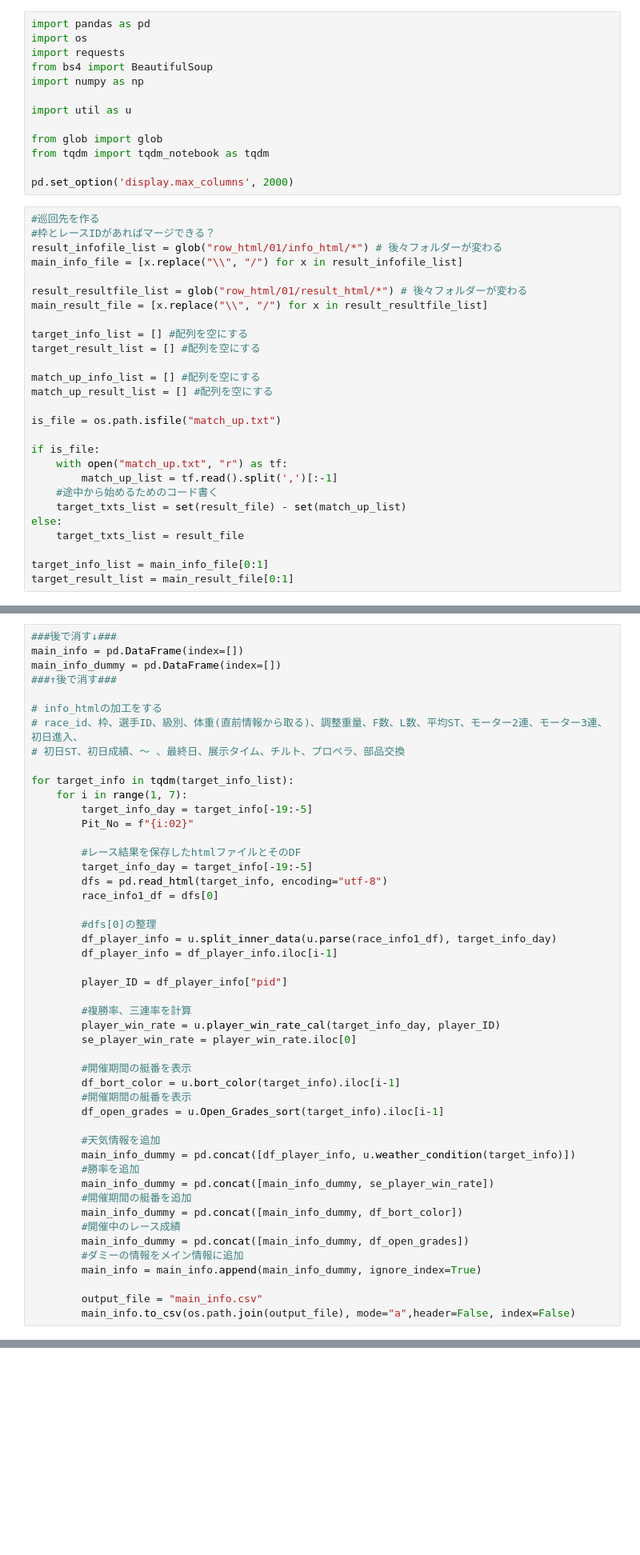
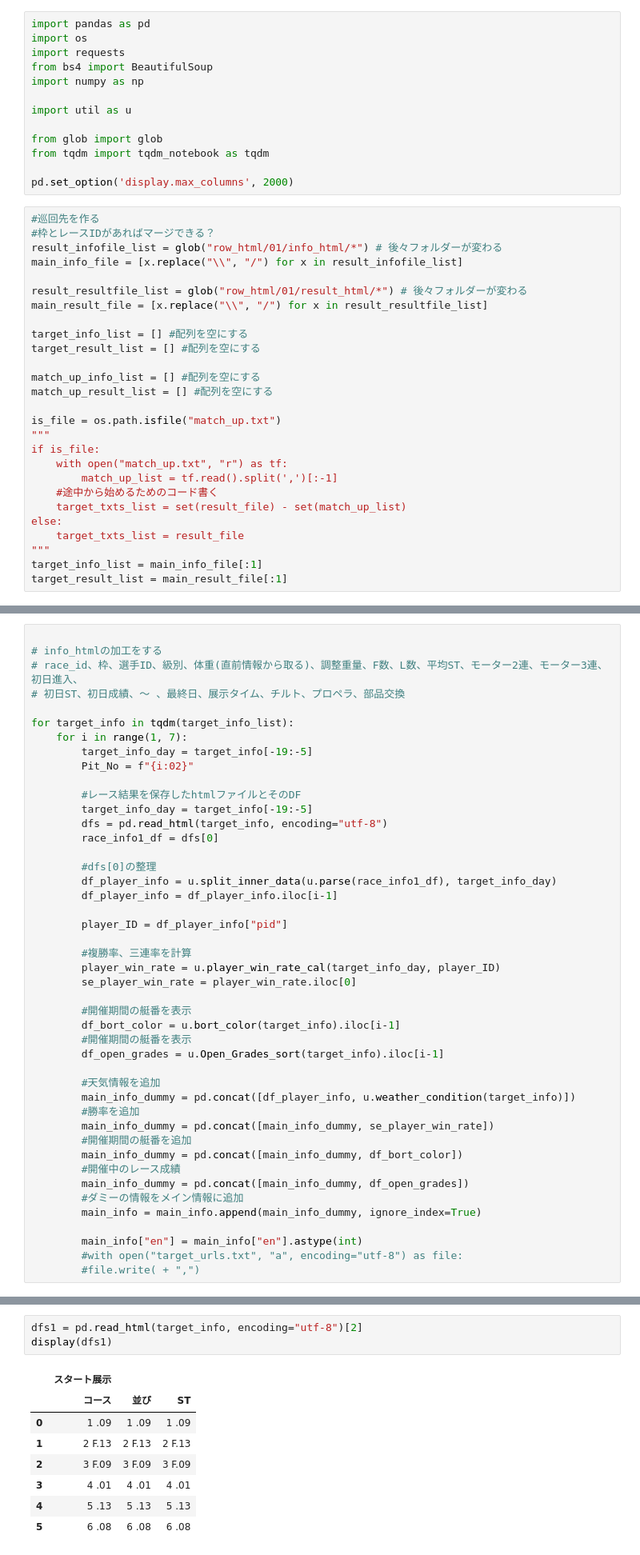
Before and after one commit to rakukanahoshi/kyoutei_AI, a Jupyter notebook: main.ipynb, the cells around one changed output, grey strips where cells are left out. Shown at 80% size. Drawn from its saved outputs; the diff is of its cells as text; blank space fills up the shorter version.

```diff
--- a/main.ipynb
+++ b/main.ipynb
@@ -30,7 +30,7 @@ match_up_info_list = [] #配列を空にする
 match_up_result_list = [] #配列を空にする
 
 is_file = os.path.isfile("match_up.txt")
-
+"""
 if is_file:
     with open("match_up.txt", "r") as tf:
         match_up_list = tf.read().split(',')[:-1]
@@ -38,9 +38,9 @@ if is_file:
     target_txts_list = set(result_file) - set(match_up_list)
 else:
     target_txts_list = result_file
-
-target_info_list = main_info_file[0:1]
-target_result_list = main_result_file[0:1]
+"""
+target_info_list = main_info_file[:1]
+target_result_list = main_result_file[:1]
 # %%
 #データフレームを4個作る
 main_info = pd.DataFrame(index=[])
@@ -55,10 +51,6 @@ main_result_dummy = pd.DataFrame(index=[])
 dfs_all = pd.DataFrame(index=[])
 dfs_dummy = pd.DataFrame(index=[])
 # %%
-###後で消す↓###
-main_info = pd.DataFrame(index=[])
-main_info_dummy = pd.DataFrame(index=[])
-###↑後で消す###
 
 # info_htmlの加工をする
 # race_id、枠、選手ID、級別、体重(直前情報から取る)、調整重量、F数、L数、平均ST、モーター2連、モーター3連、初日進入、
@@ -100,8 +92,9 @@ for target_info in tqdm(target_info_list):
         #ダミーの情報をメイン情報に追加
         main_info = main_info.append(main_info_dummy, ignore_index=True)
 
-        output_file = "main_info.csv"
-        main_info.to_csv(os.path.join(output_file), mode="a",header=False, index=False)
+        main_info["en"] = main_info["en"].astype(int)
+        #with open("target_urls.txt", "a", encoding="utf-8") as file:
+        #file.write( + ",")
 # %% [output]
 Please use `tqdm.notebook.tqdm` instead of `tqdm.tqdm_notebook`
   for target_info in tqdm(target_info_list):
@@ -109,3 +108,15 @@ KeyboardInterrupt:
+# %%
+dfs1 = pd.read_html(target_info, encoding="utf-8")[2]
+display(dfs1)
+# %% [output]
+|  | スタート展示 |  |  |
+|  | コース | 並び | ST |
+| 0 | 1 .09 | 1 .09 | 1 .09 |
+| 1 | 2 F.13 | 2 F.13 | 2 F.13 |
+| 2 | 3 F.09 | 3 F.09 | 3 F.09 |
+| 3 | 4 .01 | 4 .01 | 4 .01 |
+| 4 | 5 .13 | 5 .13 | 5 .13 |
+| 5 | 6 .08 | 6 .08 | 6 .08 |
 # %%
 for target_result in tqdm(target_result_list):
     dfs = pd.read_html(target_result, encoding="utf-8")[2]
```
Also changed, not shown: parts of 26 cells of this notebook.
